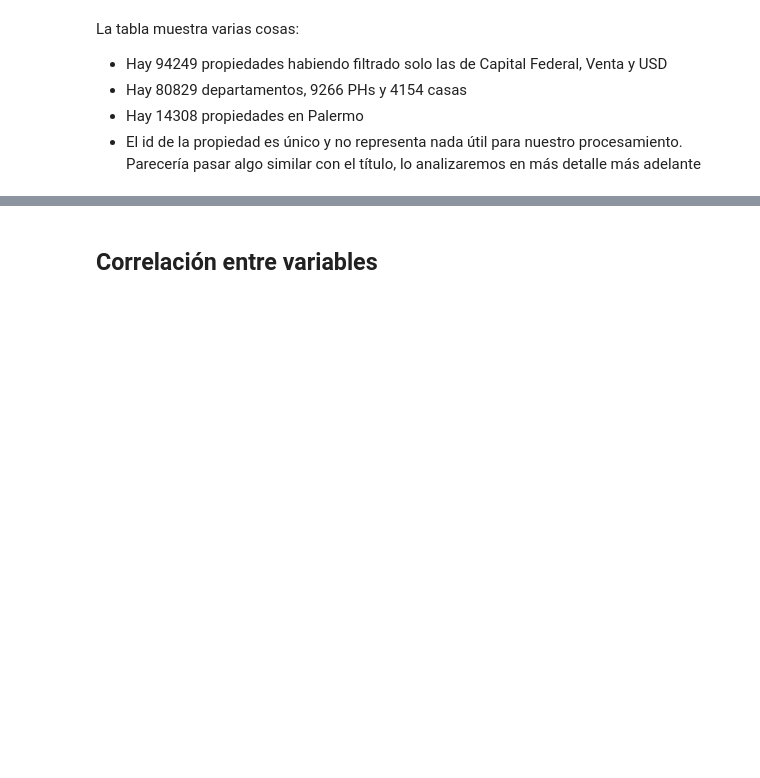
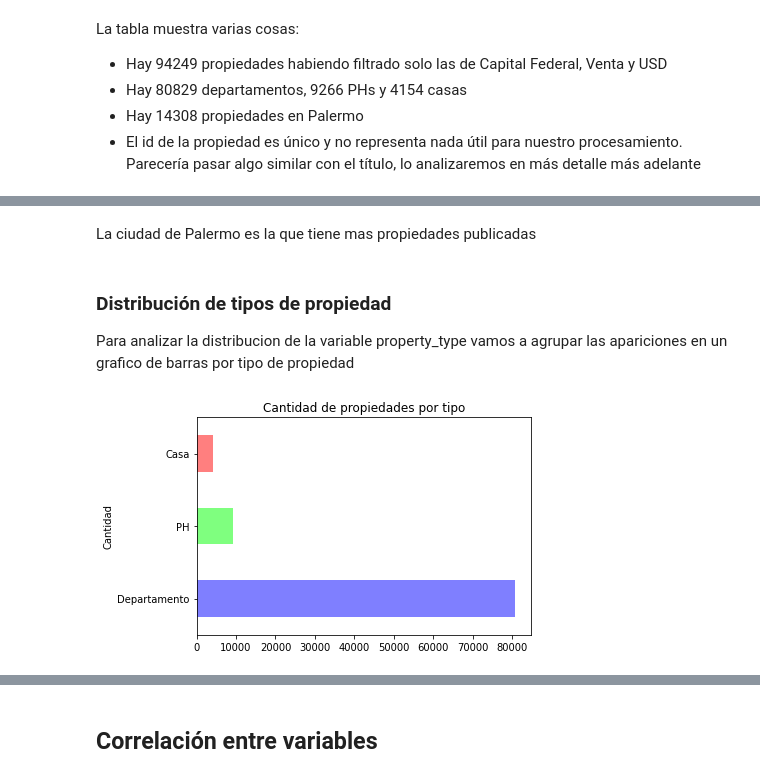
Before and after one commit to Naza26/7506R-2C2022-GRUPO01, a Jupyter notebook: 7506R_TP1_GRUPO1_ENTREGA.ipynb, the cells around one changed output, grey strips where cells are left out. Cells and saved outputs as stored; diff of their text form; code cells hidden in the pictures; blank space fills up the shorter version.

```diff
--- a/7506R_TP1_GRUPO1_ENTREGA.ipynb
+++ b/7506R_TP1_GRUPO1_ENTREGA.ipynb
@@ -447,0 +498,11 @@ La tabla muestra varias cosas:
+# %% [markdown]
+La ciudad de Palermo es la que tiene mas propiedades publicadas
+# %% [markdown]
+### Distribución de tipos de propiedad
+
+Para analizar la distribucion de la variable property_type vamos a agrupar las apariciones en un grafico de barras por tipo de propiedad
+# %%
+colores=[(0,0,1),(0,1,0),(1,0,0)]
+grf=ds_filtrado['property_type'].value_counts().plot.barh(alpha=0.5,color=colores, title="Cantidad de propiedades por tipo",ylabel="Cantidad")
+# %% [output]
+[figure, added]
```
Also changed, not shown: parts of 62 cells of this notebook.
